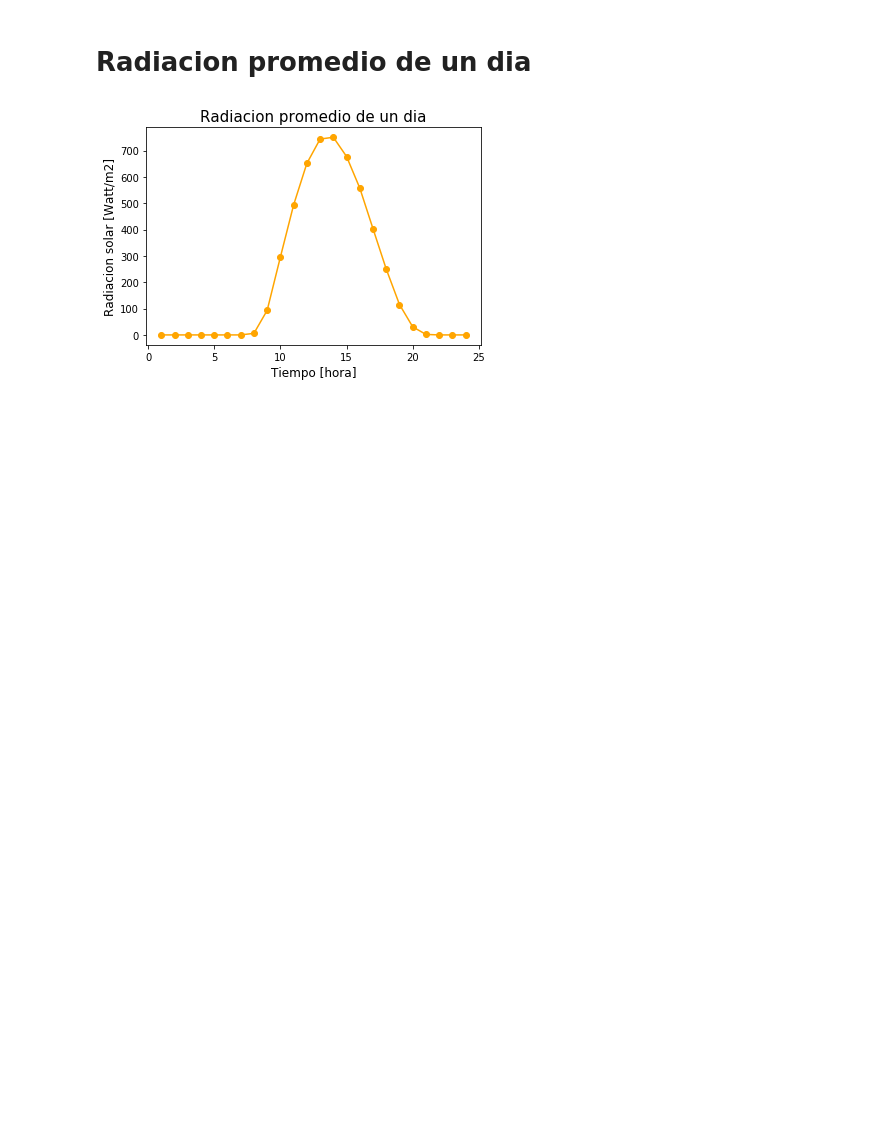
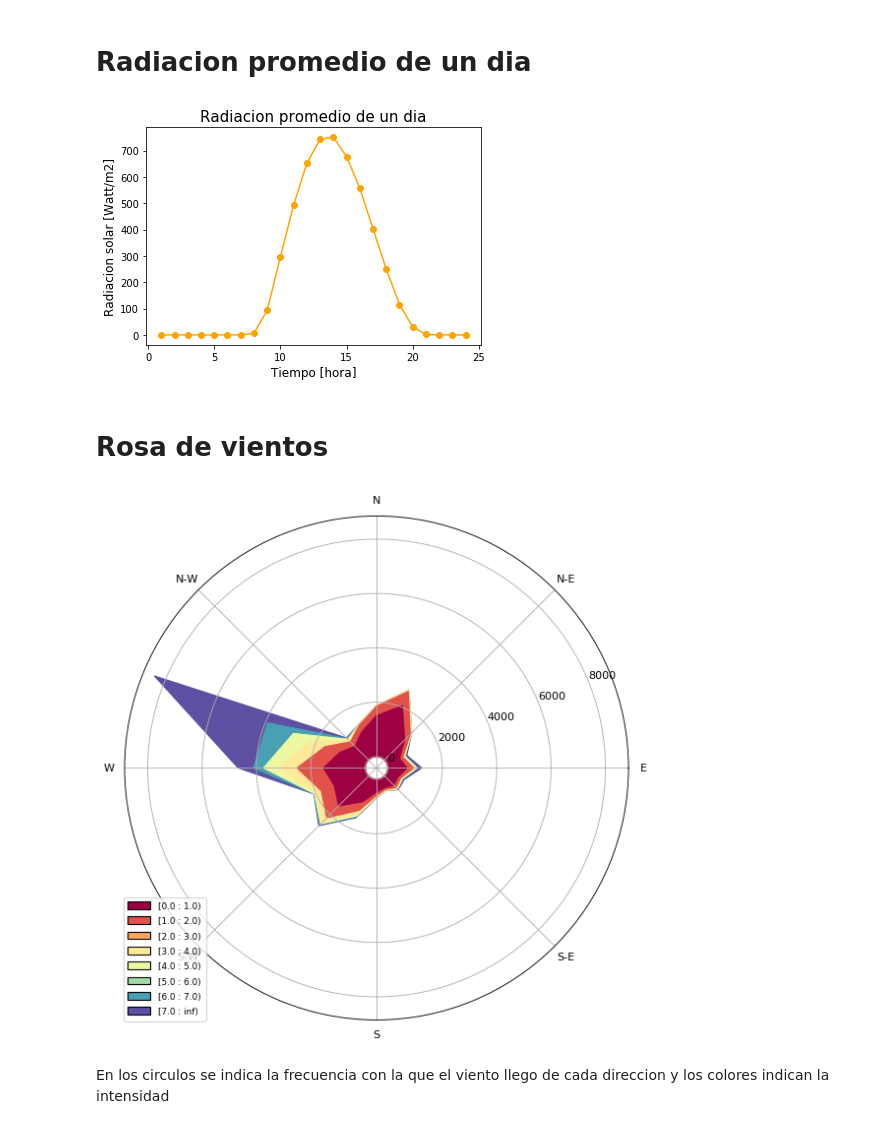
Before and after one commit to Karla-Damian/Valle_de_Bravo, a Jupyter notebook: Meteorologia_Valle_de_bravo.ipynb, the cells around one changed output. Saved outputs shown, nothing was run; the diff lists cells and outputs as text; code cells hidden in the pictures; blank space fills up the shorter version.

Commit message:
Rosa de vientos agregada

```diff
--- a/Meteorologia_Valle_de_bravo.ipynb
+++ b/Meteorologia_Valle_de_bravo.ipynb
@@ -163,3 +166,5 @@ def day_average(var, unit_var, user_color):
 day_average(solar_rad, 'Radiacion solar [Watt/m2]', 'orange')
 # %% [output]
 [figure]
+# %% [markdown]
+# Rosa de vientos
@@ -165,0 +211,11 @@ day_average(solar_rad, 'Radiacion solar [Watt/m2]', 'orange')
+# %%
+# Rosa de vientos
+
+ax = WindroseAxes.from_ax()
+ax.contourf(wind_dir_grad, wind_speed, bins=np.arange(0, 8, 1), cmap=cm.Spectral)
+ax.set_legend()
+plt.show()
+# %% [output]
+[figure, added]
+# %% [markdown]
+En los circulos se indica la frecuencia con la que el viento llego de cada direccion y los colores indican la intensidad
```
Also changed, not shown: parts of 2 cells of this notebook.
